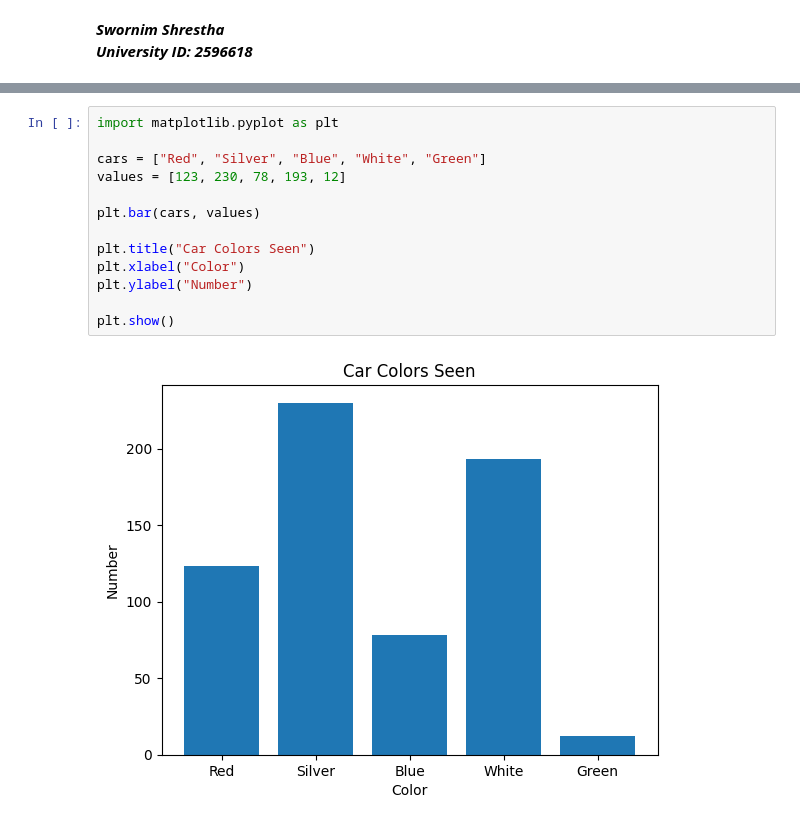
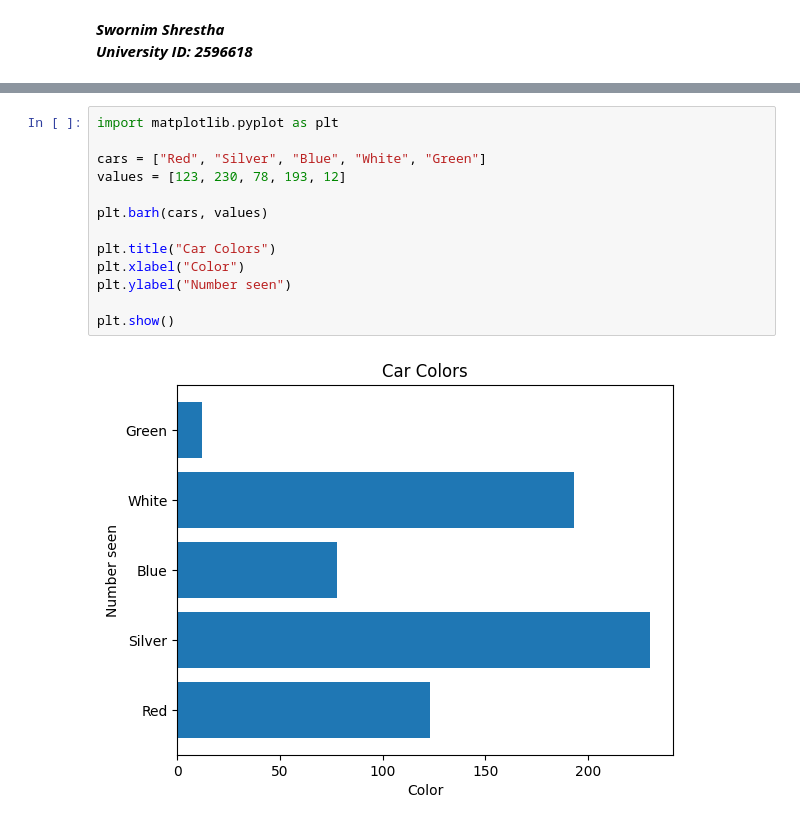
Before and after one commit to sthaswornim820-netizen/Computational-math, a Jupyter notebook: workshop3.ipynb, the cells around one changed output, grey strips where cells are left out. Saved outputs shown, nothing was run; the diff lists cells and outputs as text.

```diff
--- a/workshop3.ipynb
+++ b/workshop3.ipynb
@@ -21,15 +36,15 @@ plt.show()
 # %%
 import matplotlib.pyplot as plt
 
 cars = ["Red", "Silver", "Blue", "White", "Green"]
 values = [123, 230, 78, 193, 12]
 
-plt.bar(cars, values)
+plt.barh(cars, values)
 
-plt.title("Car Colors Seen")
+plt.title("Car Colors")
 plt.xlabel("Color")
-plt.ylabel("Number")
+plt.ylabel("Number seen")
 
 plt.show()
 # %% [output]
-[figure, old version]
+[figure, new version]
```
Also changed, not shown: parts of 8 cells of this notebook.
